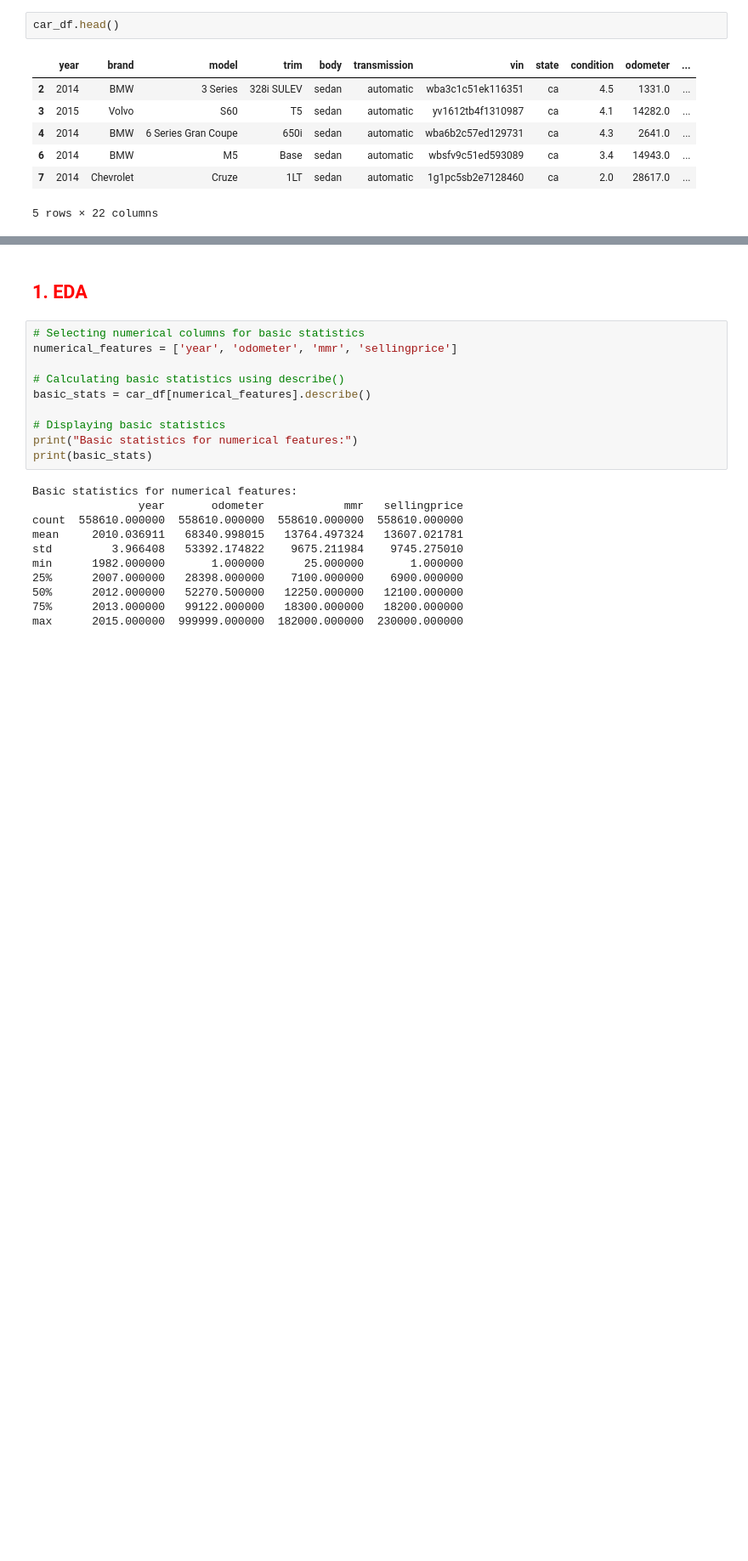
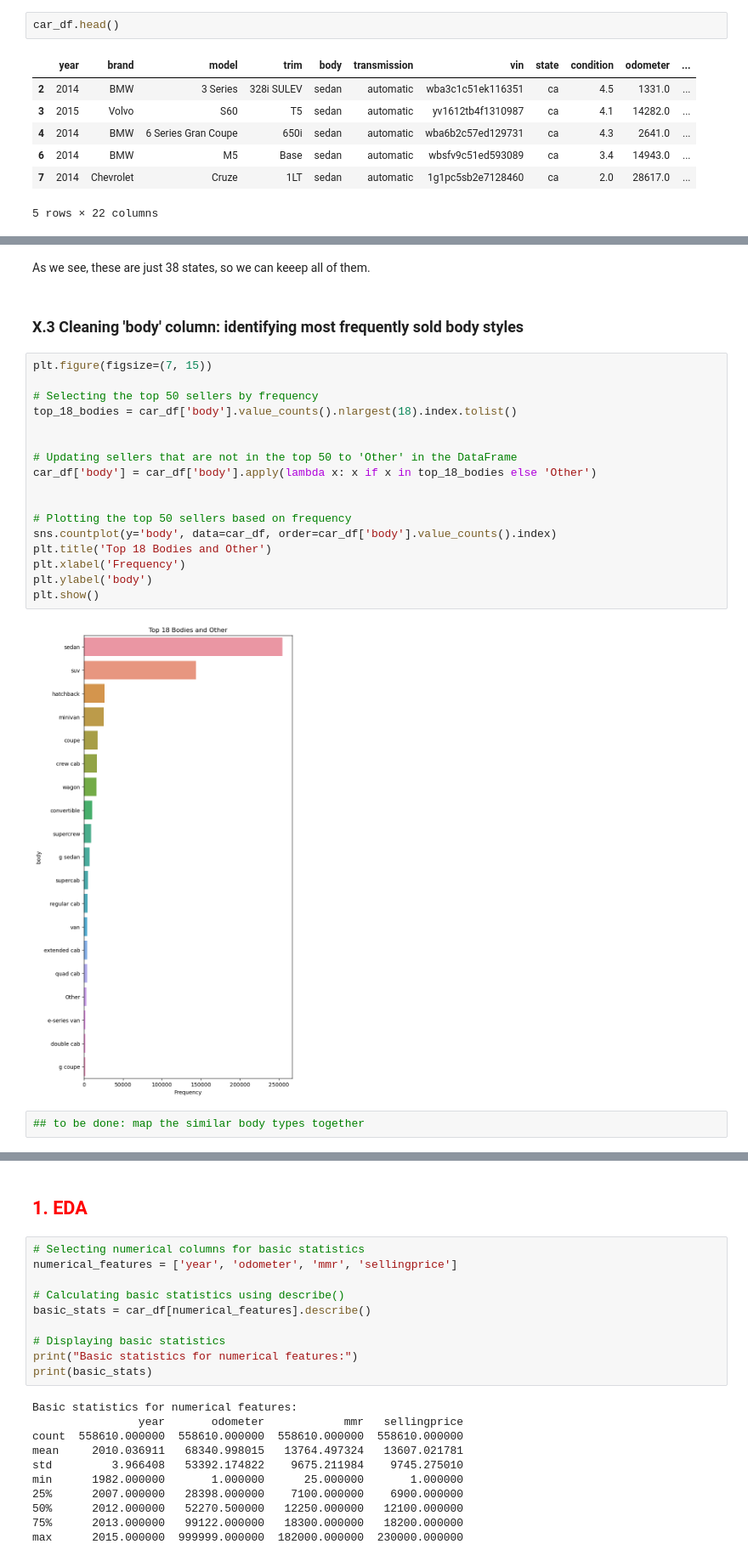
Before and after one commit to maxheijmans/AIM4B_Group1, a Jupyter notebook: UsedCarAuctionPrices/EDA_UsedCarAuctionPrices.ipynb, the cells around one changed output, grey strips where cells are left out. Shown at 85% size. Drawn from its saved outputs; the diff is of its cells as text; blank space fills up the shorter version.

```diff
--- a/UsedCarAuctionPrices/EDA_UsedCarAuctionPrices.ipynb
+++ b/UsedCarAuctionPrices/EDA_UsedCarAuctionPrices.ipynb
@@ -822,0 +856,25 @@ car_df.head()
+# %% [markdown]
+As we see, these are just 38 states, so we can keeep all of them.
+# %% [markdown]
+### X.3 Cleaning 'body' column: identifying most frequently sold body styles
+# %%
+plt.figure(figsize=(7, 15))
+
+# Selecting the top 50 sellers by frequency
+top_18_bodies = car_df['body'].value_counts().nlargest(18).index.tolist()
+
+
+# Updating sellers that are not in the top 50 to 'Other' in the DataFrame
+car_df['body'] = car_df['body'].apply(lambda x: x if x in top_18_bodies else 'Other')
+
+
+# Plotting the top 50 sellers based on frequency
+sns.countplot(y='body', data=car_df, order=car_df['body'].value_counts().index)
+plt.title('Top 18 Bodies and Other')
+plt.xlabel('Frequency')
+plt.ylabel('body')
+plt.show()
+# %% [output]
+[figure, added]
+# %%
+## to be done: map the similar body types together
```
Also changed, not shown: parts of 15 cells of this notebook.
